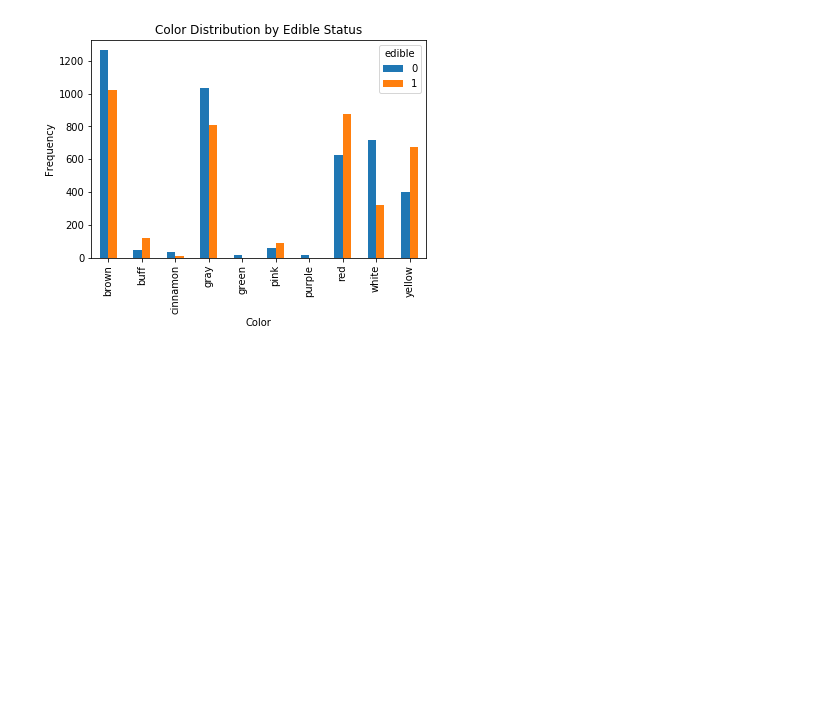
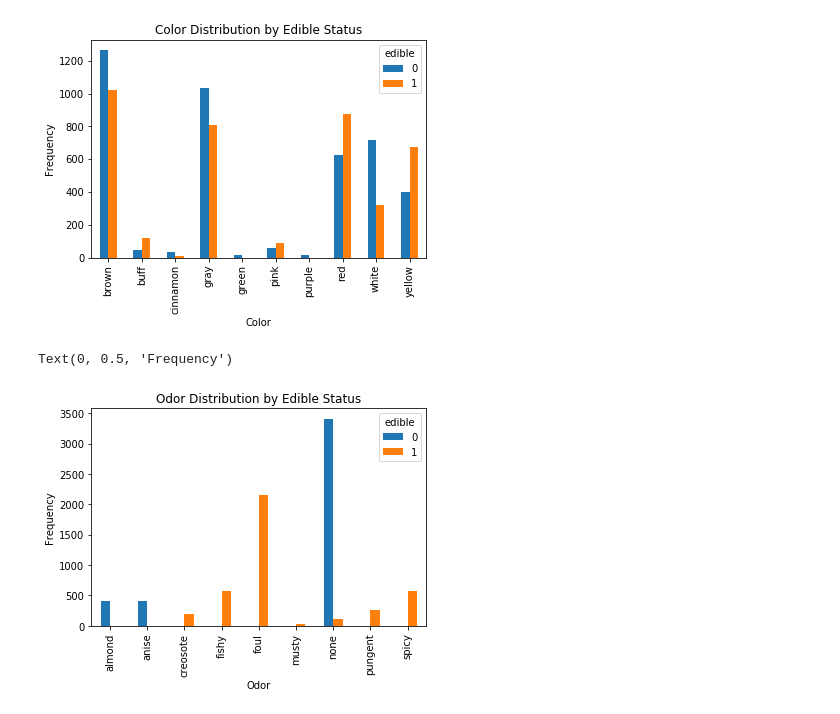
Before and after one commit to mandy941/final, a Jupyter notebook: M_Y_Project4.ipynb, the cells around one changed output. Drawn from its saved outputs; the diff is of its cells as text; code cells hidden in the pictures; blank space fills up the shorter version.

```diff
--- a/M_Y_Project4.ipynb
+++ b/M_Y_Project4.ipynb
@@ -339,3 +349,14 @@ plt.ylabel('Frequency')
 # %% [output]
 Text(0, 0.5, 'Frequency')
 [figure]
+# %%
+# show barplot of odor grouped by edible
+# add title,xlabel,ylabel to the plot
+
+pd.crosstab(sub1.odor, sub1.edible).plot(kind='bar')
+plt.title('Odor Distribution by Edible Status')
+plt.xlabel('Odor')
+plt.ylabel('Frequency')
+# %% [output]
+Text(0, 0.5, 'Frequency')
+[figure, added]
```
Also changed, not shown: parts of 3 cells of this notebook.
